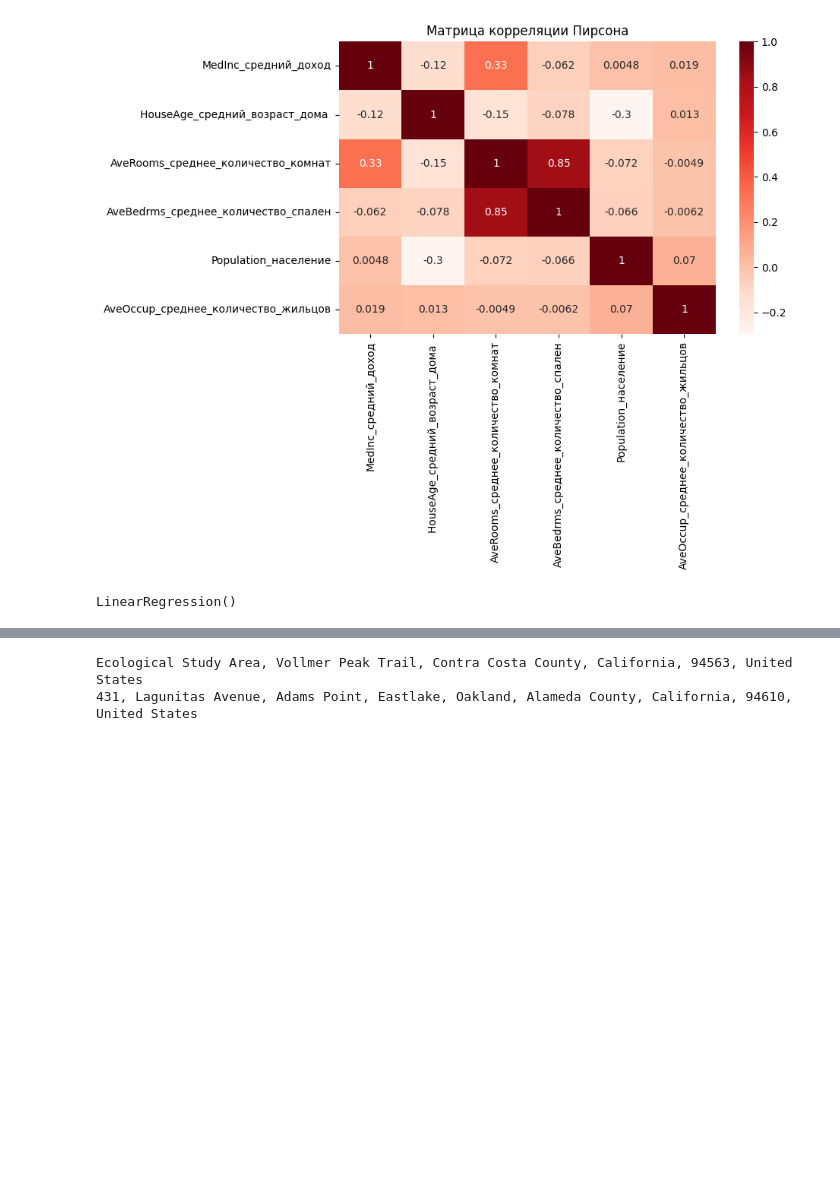
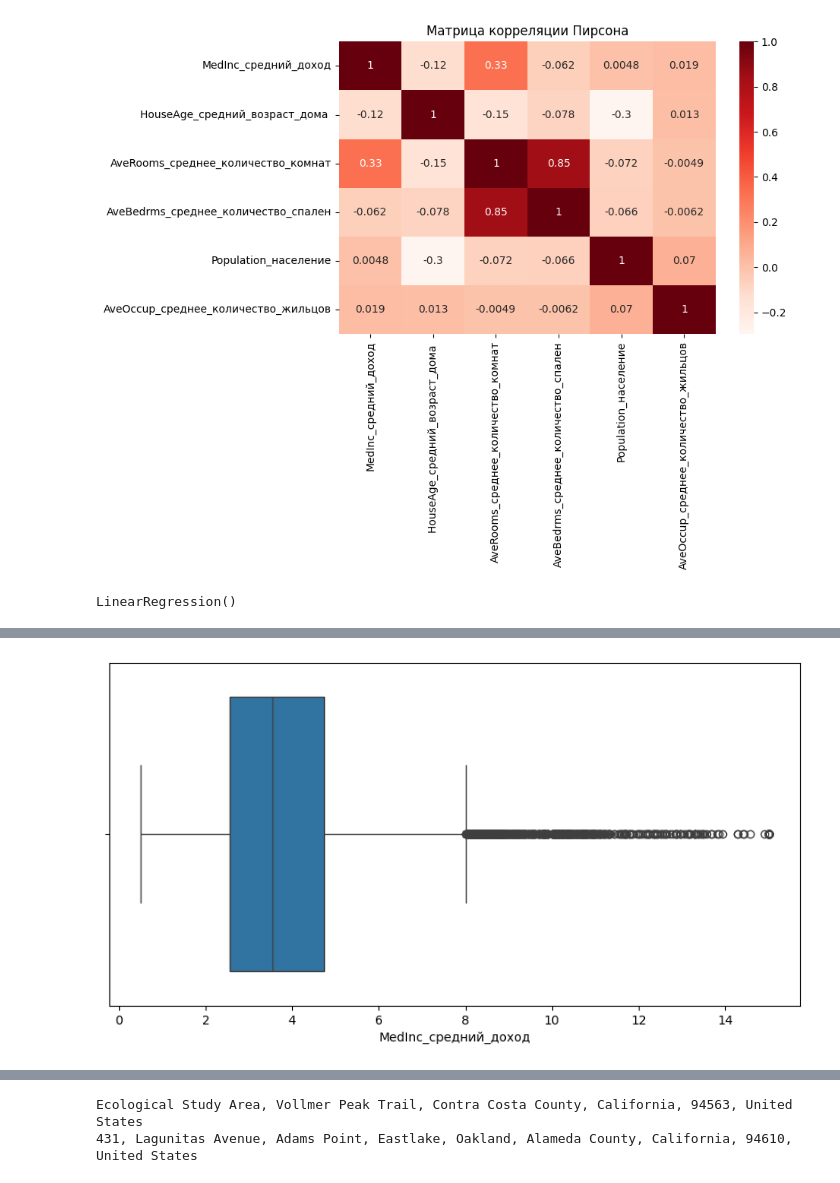
Before and after one commit to OVP2023/ML, a Jupyter notebook: работа_с_переменными_дз.ipynb, the cells around one changed output, grey strips where cells are left out. Cells and saved outputs as stored; diff of their text form; code cells hidden in the pictures; blank space fills up the shorter version.

```diff
--- a/работа_с_переменными_дз.ipynb
+++ b/работа_с_переменными_дз.ipynb
@@ -140,0 +146,7 @@ RMSE: 0.7296092376466279
+# %%
+plt.figure(figsize=(10, 5))
+sns.boxplot(x=X['MedInc_средний_доход'])
+plt.show()
+#ограничимся 8K$ в месяц
+# %% [output]
+[figure, added]
```
Also changed, not shown: parts of 18 cells of this notebook.
